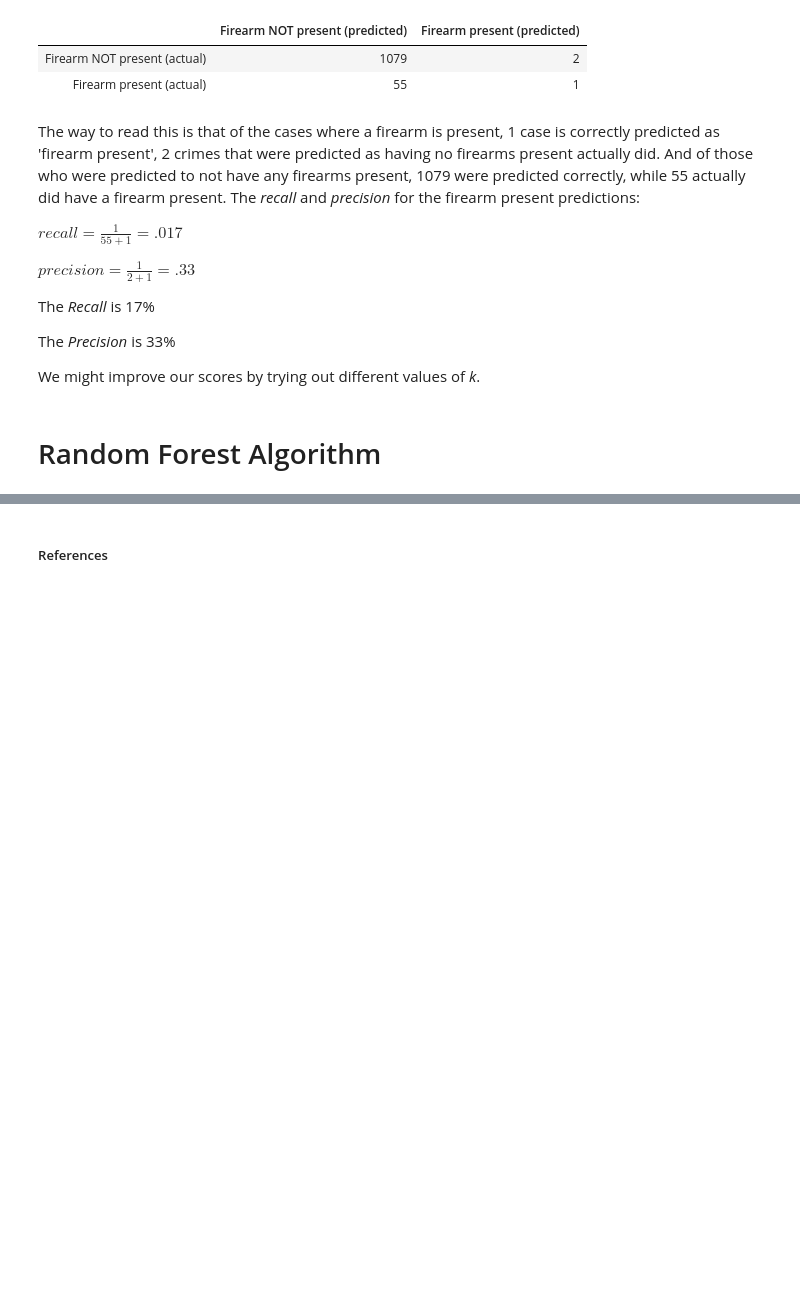
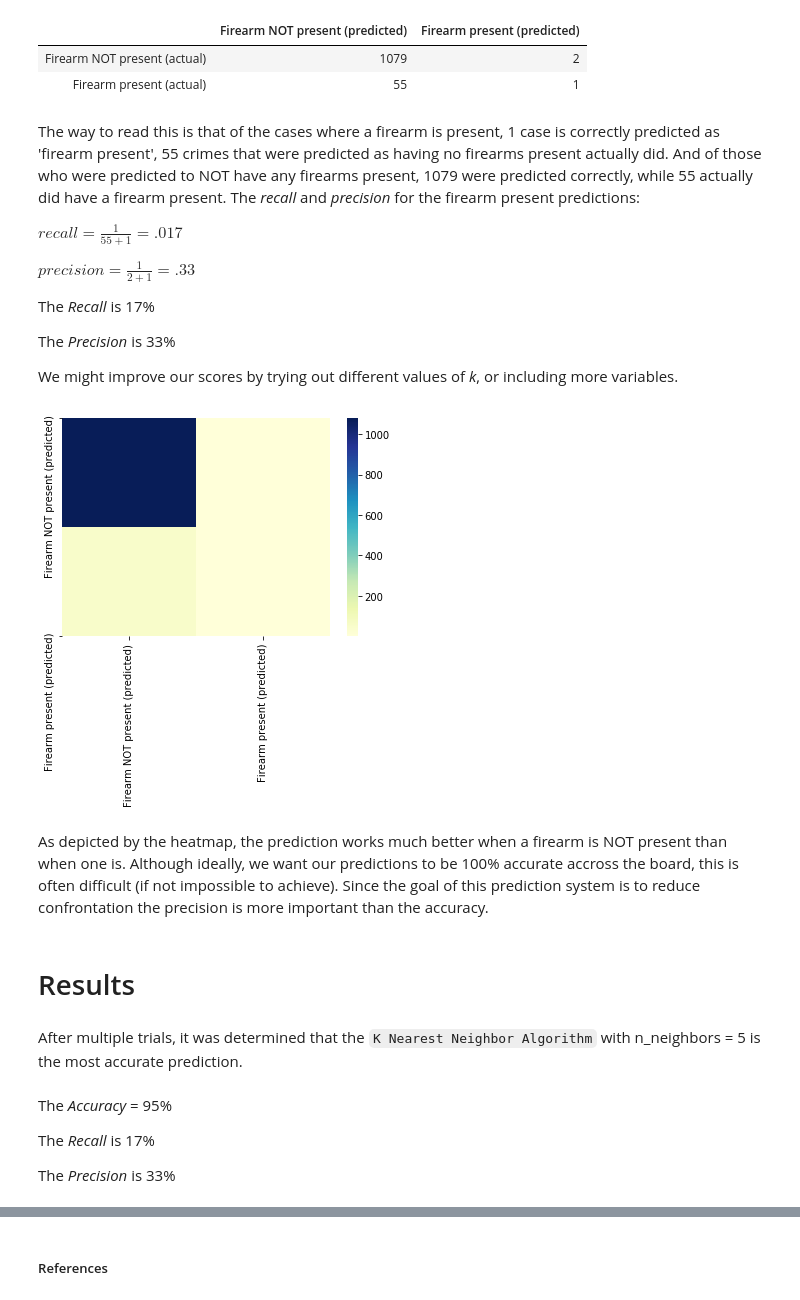
Before and after one commit to mar-berk/Machine-learning, a Jupyter notebook: Final Project/Crime Prediction.ipynb, the cells around one changed output, grey strips where cells are left out. Cells and saved outputs as stored; diff of their text form; code cells hidden in the pictures; blank space fills up the shorter version.

```diff
--- a/Final Project/Crime Prediction.ipynb
+++ b/Final Project/Crime Prediction.ipynb
@@ -175,7 +318,7 @@ conf_matrix
 | Firearm NOT present (actual) | 1079 | 2 |
 | Firearm present (actual) | 55 | 1 |
 # %% [markdown]
-The way to read this is that of the cases where a firearm is present, 1 case is correctly predicted as 'firearm present', 2 crimes that were predicted as having no firearms present actually did. And of those who were predicted to not have any firearms present, 1079 were predicted correctly, while 55 actually did have a firearm present. The _recall_ and _precision_ for the firearm present predictions:
+The way to read this is that of the cases where a firearm is present, 1 case is correctly predicted as 'firearm present', 55 crimes that were predicted as having no firearms present actually did. And of those who were predicted to NOT have any firearms present, 1079 were predicted correctly, while 55 actually did have a firearm present. The _recall_ and _precision_ for the firearm present predictions:
 
 $recall = \frac{1}{55 + 1} = .017$
 
@@ -186,6 +329,21 @@ The _Recall_ is 17%
 
 The _Precision_ is 33%
 
-We might improve our scores by trying out different values of _k_.
+We might improve our scores by trying out different values of _k_, or including more variables.
-# %% [markdown]
-# Random Forest Algorithm
+# %%
+sns.heatmap(conf_matrix, xticklabels=conf_matrix.columns, yticklabels=conf_matrix.columns, cmap="YlGnBu") #the last two arguments set the column names
+plt.show()
+# %% [output]
+[figure, added]
+# %% [markdown]
+As depicted by the heatmap, the prediction works much better when a firearm is NOT present than when one is. Although ideally, we want our predictions to be 100% accurate accross the board, this is often difficult (if not impossible to achieve). Since the goal of this prediction system is to reduce confrontation the precision is more important than the accuracy.
+# %% [markdown]
+# Results
+# %% [markdown]
+After multiple trials, it was determined that the `K Nearest Neighbor Algorithm` with n_neighbors = 5 is the most accurate prediction.
+# %% [markdown]
+The _Accuracy_ = 95%
+
+The _Recall_ is 17%
+
+The _Precision_ is 33%
```
Also changed, not shown: parts of 46 cells of this notebook, 1 other file.
